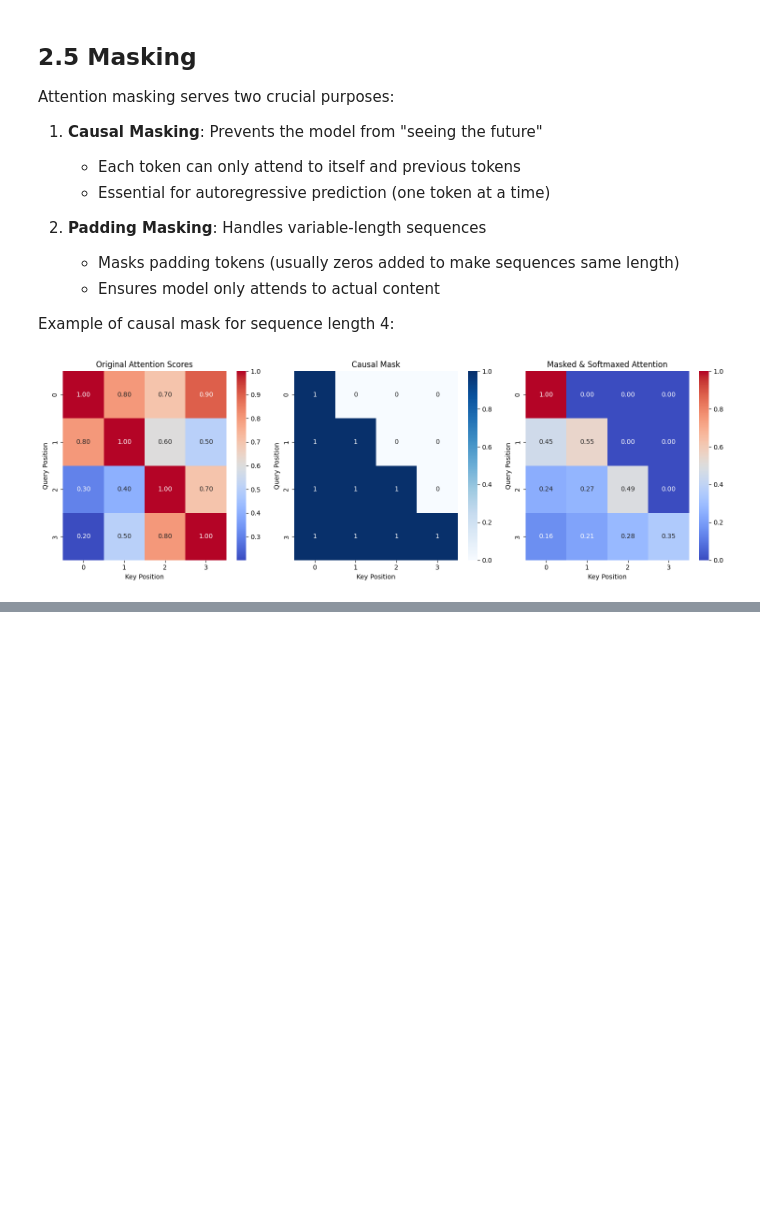
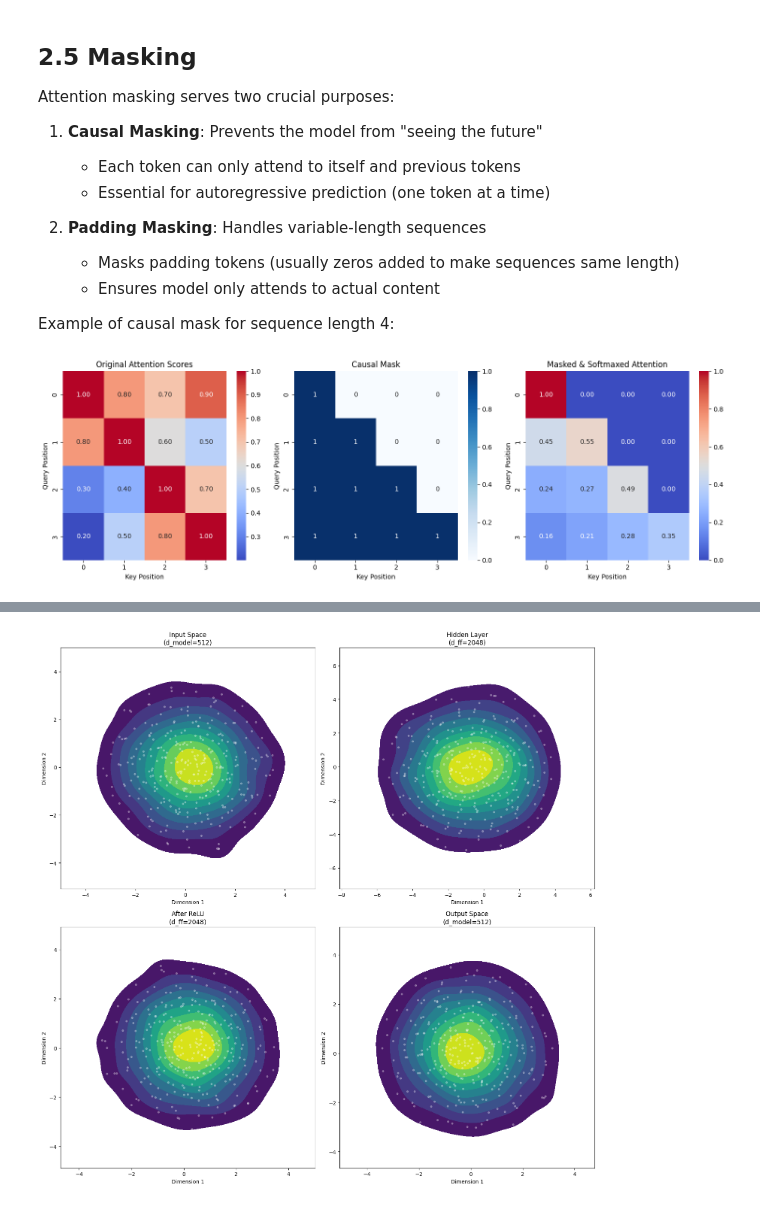
Before and after one commit to TheBormann/Custom-LLM, a Jupyter notebook: notebooks/model_testing.ipynb, the cells around one changed output, grey strips where cells are left out. Saved outputs shown, nothing was run; the diff lists cells and outputs as text; code cells hidden in the pictures; blank space fills up the shorter version.

```diff
--- a/notebooks/model_testing.ipynb
+++ b/notebooks/model_testing.ipynb
@@ -366,0 +391,48 @@ plt.show()
+# %%
+import torch
+from sklearn.manifold import TSNE
+import matplotlib.pyplot as plt
+import seaborn as sns
+from src.model.transformer import TransformerLayer
+
+# Create sample data and layer
+batch_size, seq_len, d_model = 32, 10, 512
+x = torch.randn(batch_size, seq_len, d_model)
+layer = TransformerLayer(d_model=512, n_heads=8, d_ff=2048, dropout=0.1)
+
+def plot_feature_space(data, title, ax):
+    # Flatten batch and sequence dimensions
+    flattened = data.reshape(-1, data.shape[-1]).detach().numpy()
+
+    # Reduce dimensionality for visualization
+    tsne = TSNE(n_components=2, random_state=42)
+    reduced = tsne.fit_transform(flattened)
+
+    # Create scatter plot with density
+    sns.kdeplot(x=reduced[:, 0], y=reduced[:, 1], cmap='viridis', fill=True, ax=ax)
+    ax.scatter(reduced[:, 0], reduced[:, 1], alpha=0.3, c='white', s=10)
+    ax.set_title(title)
+    ax.set_xlabel('Dimension 1')
+    ax.set_ylabel('Dimension 2')
+
+# Create visualization
+fig, axes = plt.subplots(2, 2, figsize=(15, 15))
+axes = axes.ravel()
+
+with torch.no_grad():
+    # Get intermediate representations
+    ff_input = x  # Original input
+    ff_hidden = layer.feed_forward[0](ff_input)  # After first linear layer
+    ff_relu = torch.relu(ff_hidden)  # After ReLU
+    ff_output = layer.feed_forward(ff_input)  # Final output
+
+    # Plot each transformation
+    plot_feature_space(ff_input, 'Input Space\n(d_model=512)', axes[0])
+    plot_feature_space(ff_hidden, 'Hidden Layer\n(d_ff=2048)', axes[1])
+    plot_feature_space(ff_relu, 'After ReLU\n(d_ff=2048)', axes[2])
+    plot_feature_space(ff_output, 'Output Space\n(d_model=512)', axes[3])
+
+plt.tight_layout()
+plt.show()
+# %% [output]
+[figure, added]
```
Also changed, not shown: parts of 1 cell of this notebook, 1 other file.
